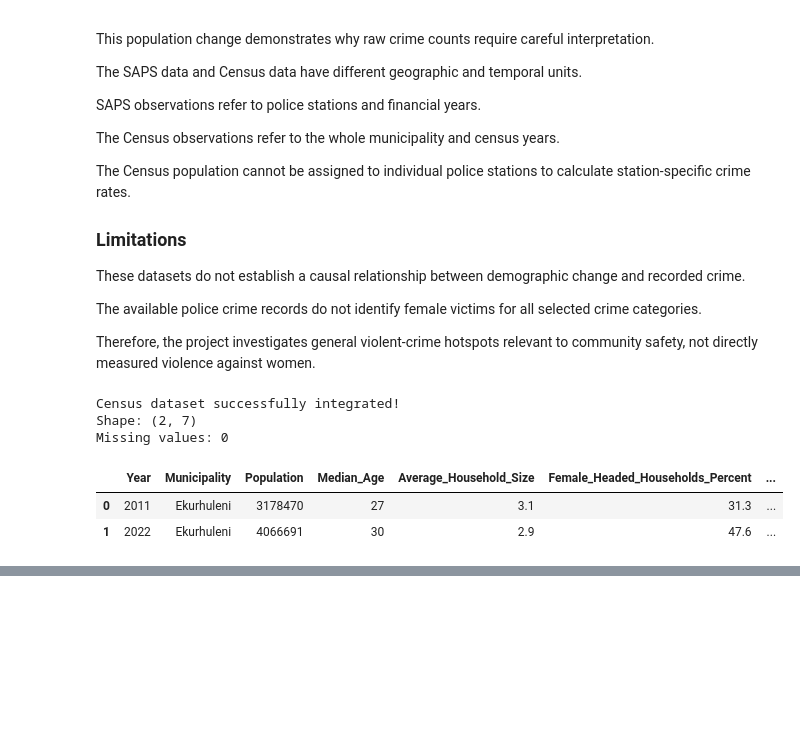
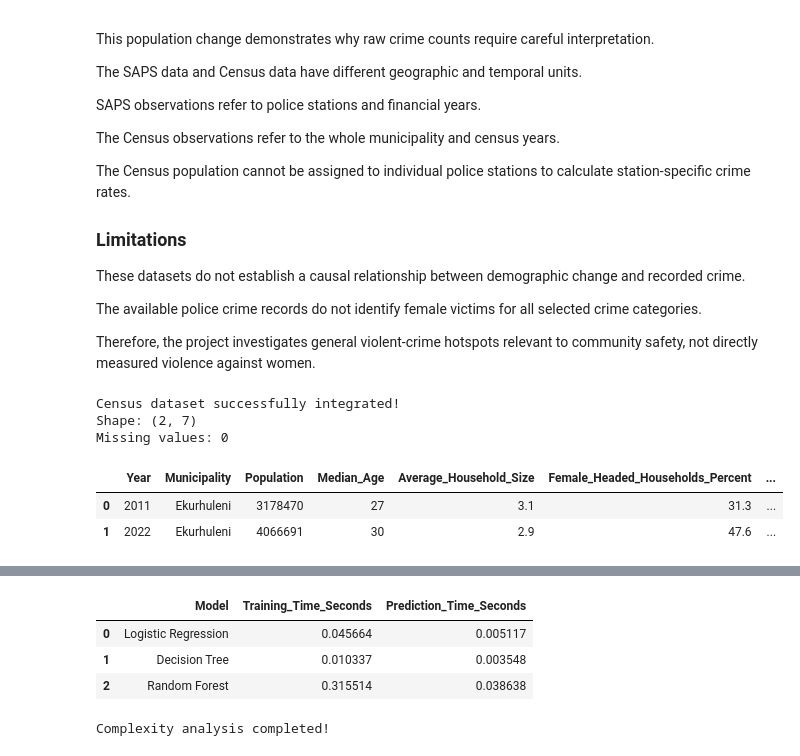
Before and after one commit to Sbongakoke06/Ekurhuleni-women-safety-analytics, a Jupyter notebook: Ekurhuleni_Women_Safety_ML.ipynb, the cells around one changed output, grey strips where cells are left out. Cells and saved outputs as stored; diff of their text form; code cells hidden in the pictures; blank space fills up the shorter version.

```diff
--- a/Ekurhuleni_Women_Safety_ML.ipynb
+++ b/Ekurhuleni_Women_Safety_ML.ipynb
@@ -3342,0 +3592,48 @@ Model files: 8
+# %%
+
+# STAGE 12: COMPUTATIONAL COMPLEXITY ANALYSIS
+
+import time
+import pandas as pd
+import os
+from sklearn.base import clone
+
+# Compare temporary copies of the trained models
+runtime_results = []
+
+for name, fitted_model in models.items():
+
+    model_copy = clone(fitted_model)
+
+    start = time.perf_counter()
+    model_copy.fit(X_train, y_train)
+    training_time = time.perf_counter() - start
+
+    start = time.perf_counter()
+    model_copy.predict(X_val)
+    prediction_time = time.perf_counter() - start
+
+    runtime_results.append({
+        "Model": name,
+        "Training_Time_Seconds": training_time,
+        "Prediction_Time_Seconds": prediction_time
+    })
+
+runtime_df = pd.DataFrame(runtime_results)
+
+display(runtime_df)
+
+os.makedirs("dashboard_data", exist_ok=True)
+
+runtime_df.to_csv(
+    "dashboard_data/complexity_results.csv",
+    index=False
+)
+
+print("Complexity analysis completed!")
+# %% [output]
+|  | Model | Training_Time_Seconds | Prediction_Time_Seconds |
+| 0 | Logistic Regression | 0.045664 | 0.005117 |
+| 1 | Decision Tree | 0.010337 | 0.003548 |
+| 2 | Random Forest | 0.315514 | 0.038638 |
+Complexity analysis completed!
```
Also changed, not shown: parts of 15 cells of this notebook.
